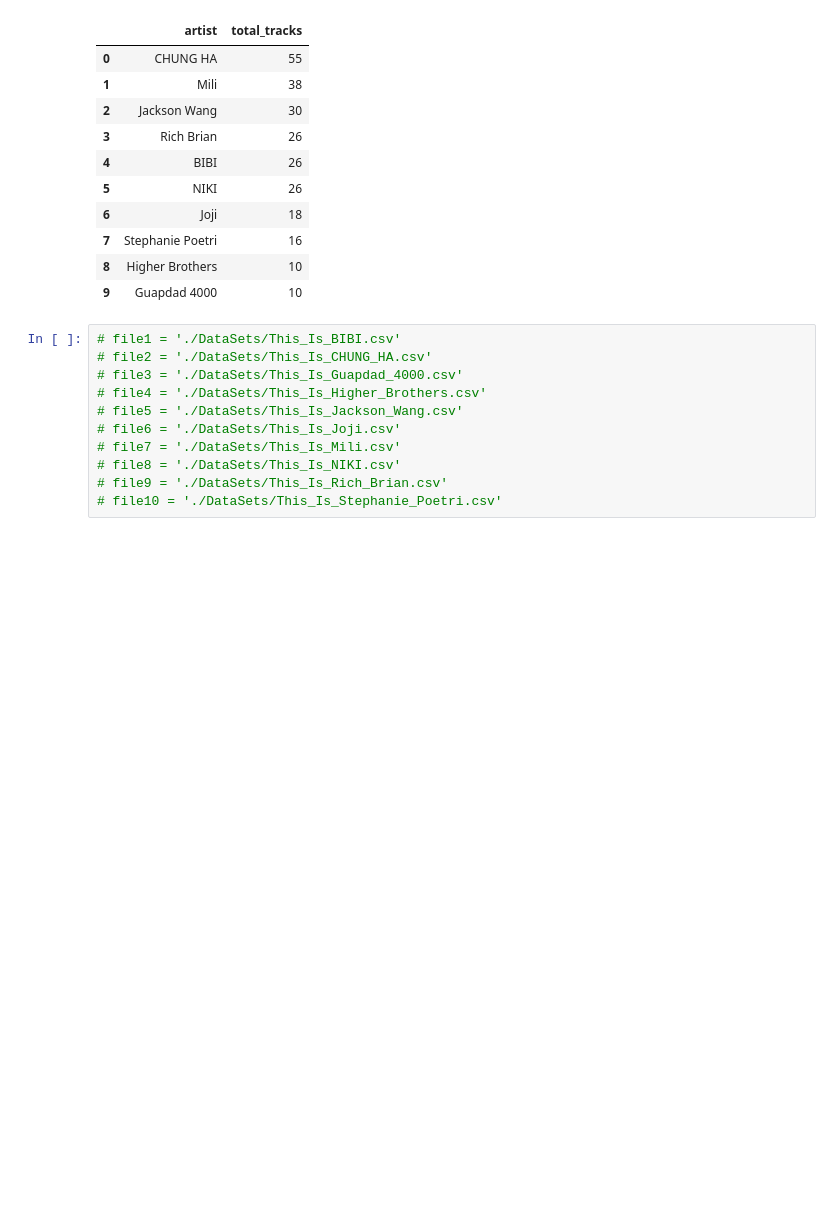
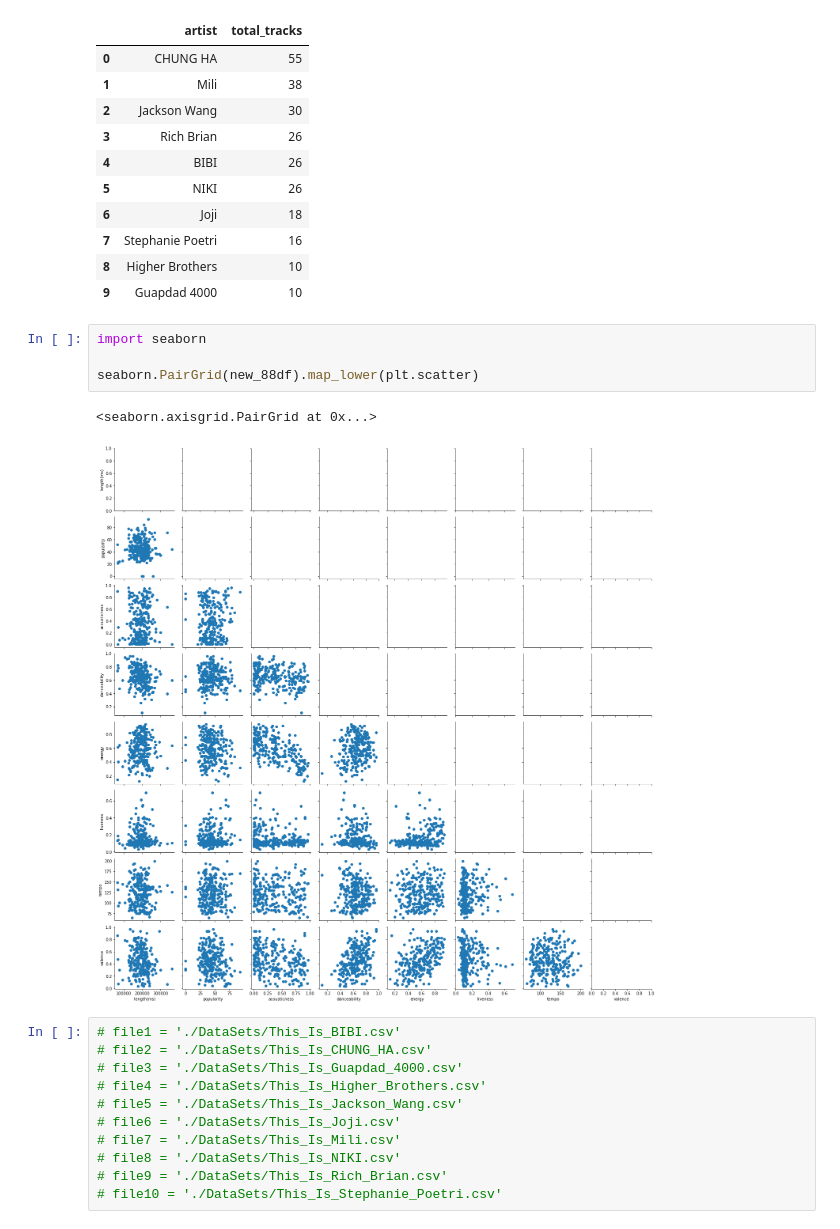
Before and after one commit to jeugenio103/Project-3, a Jupyter notebook: 88RisingArtists/CleanseToDB.ipynb, the cells around one changed output. Cells and saved outputs as stored; diff of their text form; blank space fills up the shorter version.

Commit message:
'plotted final 88 charts'

```diff
--- a/88RisingArtists/CleanseToDB.ipynb
+++ b/88RisingArtists/CleanseToDB.ipynb
@@ -170,6 +170,13 @@ total_tracks
 | 7 | Stephanie Poetri | 16 |
 | 8 | Higher Brothers | 10 |
 | 9 | Guapdad 4000 | 10 |
+# %%
+import seaborn
+
+seaborn.PairGrid(new_88df).map_lower(plt.scatter)
+# %% [output]
+<seaborn.axisgrid.PairGrid at 0x...>
+[figure, added]
 # %%
 # file1 = './DataSets/This_Is_BIBI.csv'
 # file2 = './DataSets/This_Is_CHUNG_HA.csv'
```
Also changed, not shown: parts of 1 cell of this notebook, 5 other files.
